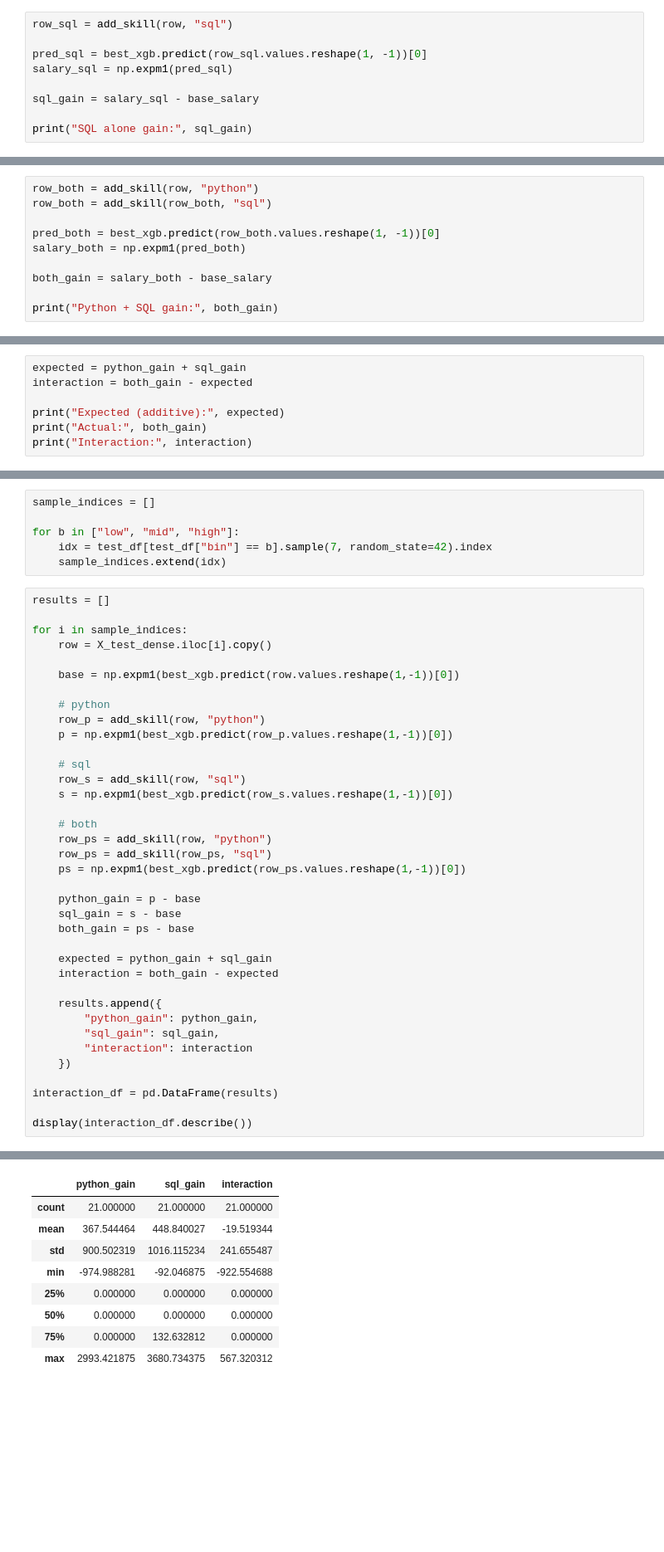
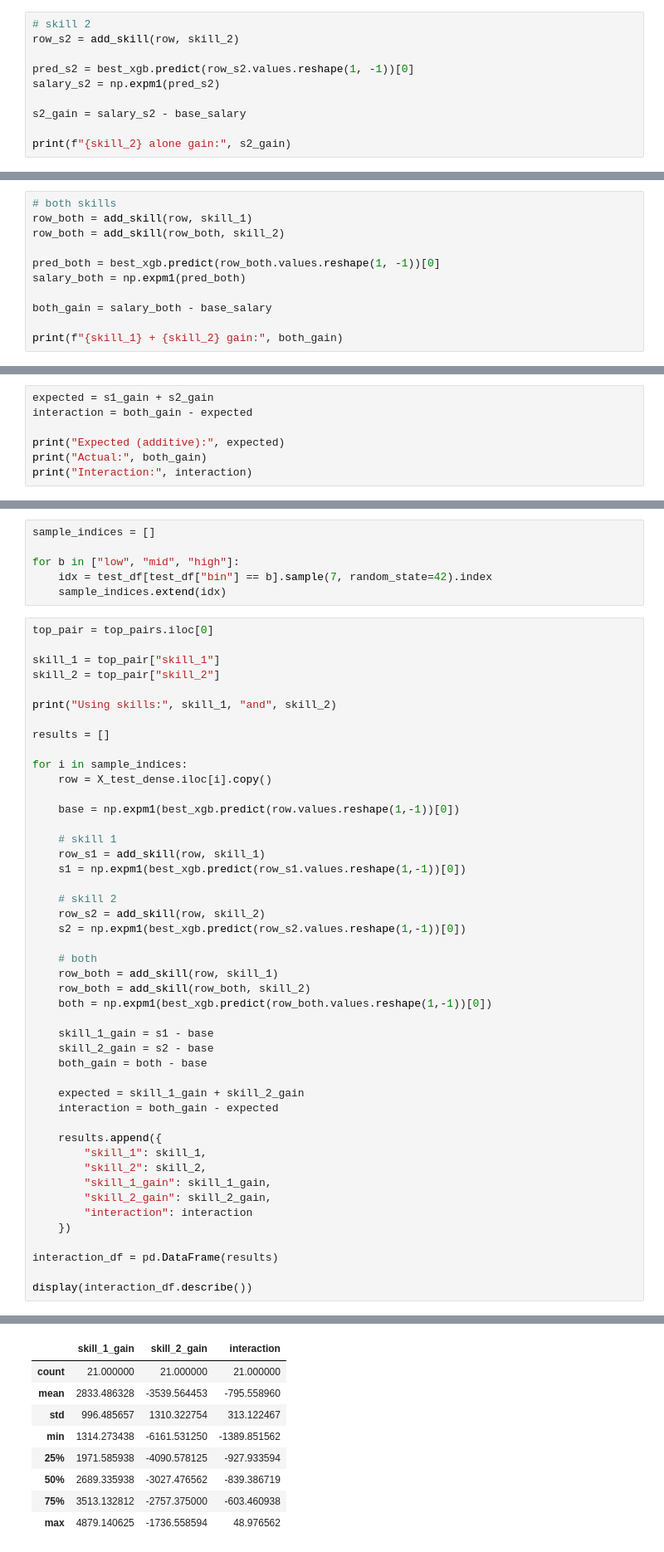
Before and after one commit to miguelcaeg/LT10_MLThesisProject, a Jupyter notebook: model explainability.ipynb, the cells around one changed output, grey strips where cells are left out. Shown at 83% size. Saved outputs shown, nothing was run; the diff lists cells and outputs as text; blank space fills up the shorter version.

```diff
--- a/model explainability.ipynb
+++ b/model explainability.ipynb
@@ -1758,10 +1844,11 @@ Python alone gain: 0.0
 # %%
-row_sql = add_skill(row, "sql")
+# skill 2
+row_s2 = add_skill(row, skill_2)
 
-pred_sql = best_xgb.predict(row_sql.values.reshape(1, -1))[0]
-salary_sql = np.expm1(pred_sql)
+pred_s2 = best_xgb.predict(row_s2.values.reshape(1, -1))[0]
+salary_s2 = np.expm1(pred_s2)
 
-sql_gain = salary_sql - base_salary
+s2_gain = salary_s2 - base_salary
 
-print("SQL alone gain:", sql_gain)
+print(f"{skill_2} alone gain:", s2_gain)
 # %% [output]
@@ -1769,11 +1856,12 @@ SQL alone gain: 0.0
 # %%
-row_both = add_skill(row, "python")
-row_both = add_skill(row_both, "sql")
+# both skills
+row_both = add_skill(row, skill_1)
+row_both = add_skill(row_both, skill_2)
 
 pred_both = best_xgb.predict(row_both.values.reshape(1, -1))[0]
 salary_both = np.expm1(pred_both)
 
 both_gain = salary_both - base_salary
 
-print("Python + SQL gain:", both_gain)
+print(f"{skill_1} + {skill_2} gain:", both_gain)
 # %% [output]
@@ -1781,5 +1869,5 @@ Python + SQL gain: 0.0
 # %%
-expected = python_gain + sql_gain
+expected = s1_gain + s2_gain
 interaction = both_gain - expected
 
 print("Expected (additive):", expected)
@@ -1808,6 +1896,13 @@ for b in ["low", "mid", "high"]:
     idx = test_df[test_df["bin"] == b].sample(7, random_state=42).index
     sample_indices.extend(idx)
 # %%
+top_pair = top_pairs.iloc[0]
+
+skill_1 = top_pair["skill_1"]
+skill_2 = top_pair["skill_2"]
+
+print("Using skills:", skill_1, "and", skill_2)
+
 results = []
 
 for i in sample_indices:
@@ -1815,29 +1910,31 @@ for i in sample_indices:
 
     base = np.expm1(best_xgb.predict(row.values.reshape(1,-1))[0])
 
-    # python
-    row_p = add_skill(row, "python")
-    p = np.expm1(best_xgb.predict(row_p.values.reshape(1,-1))[0])
+    # skill 1
+    row_s1 = add_skill(row, skill_1)
+    s1 = np.expm1(best_xgb.predict(row_s1.values.reshape(1,-1))[0])
 
-    # sql
-    row_s = add_skill(row, "sql")
-    s = np.expm1(best_xgb.predict(row_s.values.reshape(1,-1))[0])
+    # skill 2
+    row_s2 = add_skill(row, skill_2)
+    s2 = np.expm1(best_xgb.predict(row_s2.values.reshape(1,-1))[0])
 
     # both
-    row_ps = add_skill(row, "python")
-    row_ps = add_skill(row_ps, "sql")
-    ps = np.expm1(best_xgb.predict(row_ps.values.reshape(1,-1))[0])
+    row_both = add_skill(row, skill_1)
+    row_both = add_skill(row_both, skill_2)
+    both = np.expm1(best_xgb.predict(row_both.values.reshape(1,-1))[0])
 
-    python_gain = p - base
-    sql_gain = s - base
-    both_gain = ps - base
+    skill_1_gain = s1 - base
+    skill_2_gain = s2 - base
+    both_gain = both - base
 
-    expected = python_gain + sql_gain
+    expected = skill_1_gain + skill_2_gain
     interaction = both_gain - expected
 
     results.append({
-        "python_gain": python_gain,
-        "sql_gain": sql_gain,
+        "skill_1": skill_1,
+        "skill_2": skill_2,
+        "skill_1_gain": skill_1_gain,
+        "skill_2_gain": skill_2_gain,
         "interaction": interaction
     })
 
@@ -1848,12 +1946,12 @@ display(interaction_df.describe())
-|  | python_gain | sql_gain | interaction |
+|  | skill_1_gain | skill_2_gain | interaction |
 | count | 21.000000 | 21.000000 | 21.000000 |
-| mean | 367.544464 | 448.840027 | -19.519344 |
-| std | 900.502319 | 1016.115234 | 241.655487 |
-| min | -974.988281 | -92.046875 | -922.554688 |
-| 25% | 0.000000 | 0.000000 | 0.000000 |
-| 50% | 0.000000 | 0.000000 | 0.000000 |
-| 75% | 0.000000 | 132.632812 | 0.000000 |
-| max | 2993.421875 | 3680.734375 | 567.320312 |
+| mean | 2833.486328 | -3539.564453 | -795.558960 |
+| std | 996.485657 | 1310.322754 | 313.122467 |
+| min | 1314.273438 | -6161.531250 | -1389.851562 |
+| 25% | 1971.585938 | -4090.578125 | -927.933594 |
+| 50% | 2689.335938 | -3027.476562 | -839.386719 |
+| 75% | 3513.132812 | -2757.375000 | -603.460938 |
+| max | 4879.140625 | -1736.558594 | 48.976562 |
 # %%
 interaction_df["tier"] = test_df.loc[sample_indices, "bin"].values
 
```
Also changed, not shown: parts of 30 cells of this notebook.
